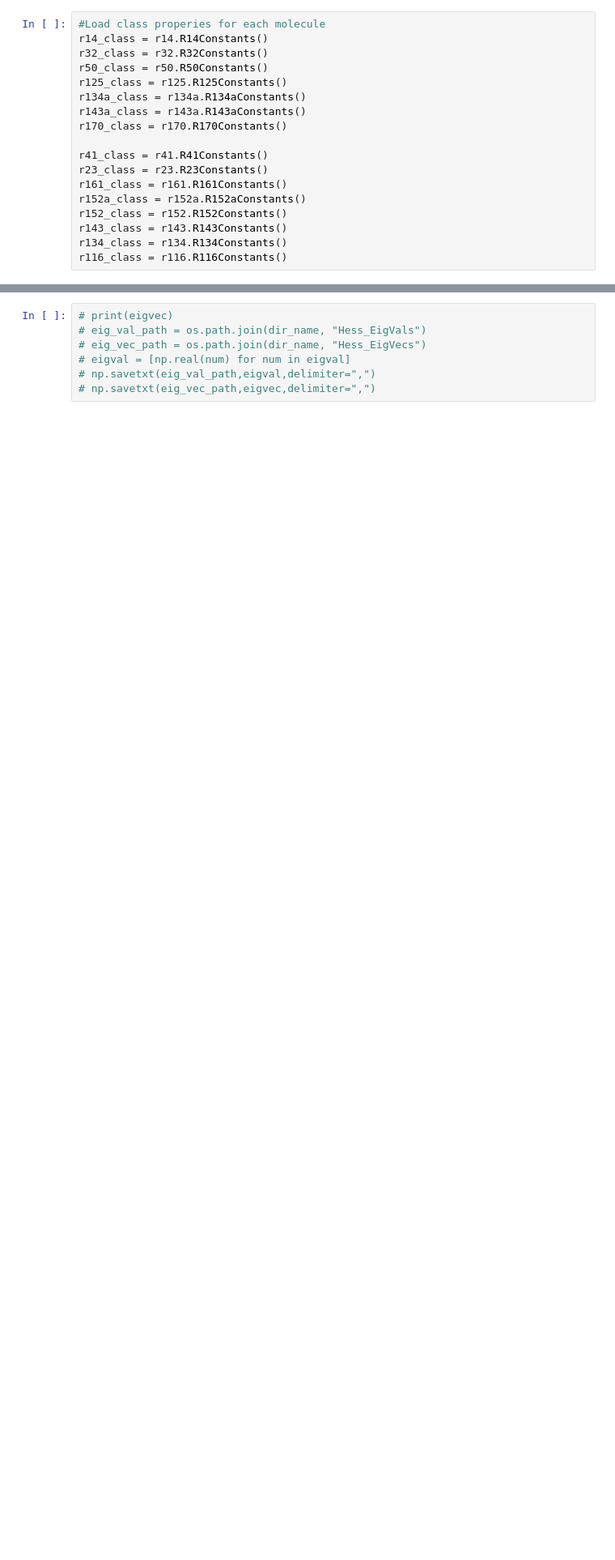
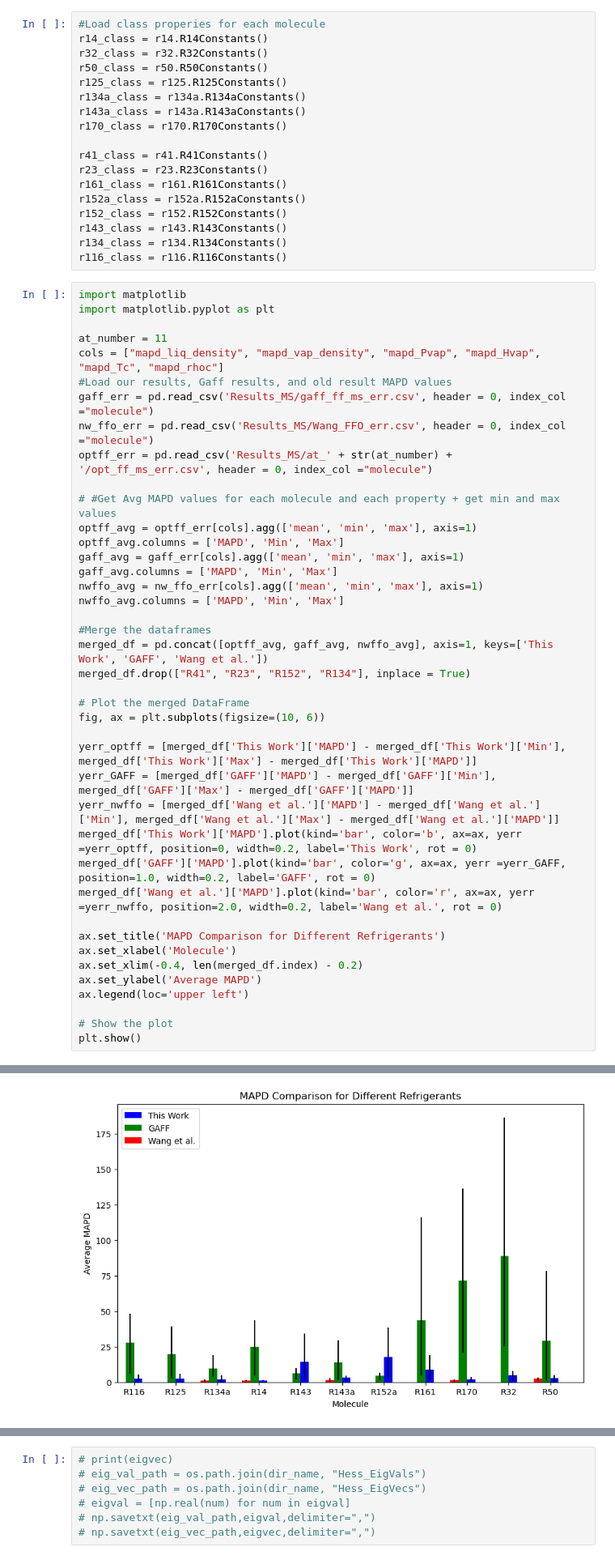
Before and after one commit to MaginnGroup/genFF_public, a Jupyter notebook: integrate_gp.ipynb, the cells around one changed output, grey strips where cells are left out. Shown: that part at 81% size. Cells and saved outputs as stored; diff of their text form; blank space fills up the shorter version.

Commit message:
Generated MAPD results for Wang et al and made MAPD plot

```diff
--- a/integrate_gp.ipynb
+++ b/integrate_gp.ipynb
@@ -25,3 +25,45 @@ r152_class = r152.R152Constants()
 r143_class = r143.R143Constants()
 r134_class = r134.R134Constants()
 r116_class = r116.R116Constants()
+# %%
+import matplotlib
+import matplotlib.pyplot as plt
+
+at_number = 11
+cols = ["mapd_liq_density",	"mapd_vap_density",	"mapd_Pvap", "mapd_Hvap", "mapd_Tc", "mapd_rhoc"]
+#Load our results, Gaff results, and old result MAPD values
+gaff_err = pd.read_csv('Results_MS/gaff_ff_ms_err.csv', header = 0, index_col ="molecule")
+nw_ffo_err = pd.read_csv('Results_MS/Wang_FFO_err.csv', header = 0, index_col ="molecule")
+optff_err = pd.read_csv('Results_MS/at_' + str(at_number) + '/opt_ff_ms_err.csv', header = 0, index_col ="molecule")
+
+# #Get Avg MAPD values for each molecule and each property + get min and max values
+optff_avg = optff_err[cols].agg(['mean', 'min', 'max'], axis=1)
+optff_avg.columns = ['MAPD', 'Min', 'Max']
+gaff_avg = gaff_err[cols].agg(['mean', 'min', 'max'], axis=1)
+gaff_avg.columns = ['MAPD', 'Min', 'Max']
+nwffo_avg = nw_ffo_err[cols].agg(['mean', 'min', 'max'], axis=1)
+nwffo_avg.columns = ['MAPD', 'Min', 'Max']
+
+#Merge the dataframes
+merged_df = pd.concat([optff_avg, gaff_avg, nwffo_avg], axis=1, keys=['This Work', 'GAFF', 'Wang et al.'])
+merged_df.drop(["R41", "R23", "R152", "R134"], inplace = True)
+
+# Plot the merged DataFrame
+fig, ax = plt.subplots(figsize=(10, 6))
+
+yerr_optff = [merged_df['This Work']['MAPD'] - merged_df['This Work']['Min'], merged_df['This Work']['Max'] - merged_df['This Work']['MAPD']]
+yerr_GAFF = [merged_df['GAFF']['MAPD'] - merged_df['GAFF']['Min'], merged_df['GAFF']['Max'] - merged_df['GAFF']['MAPD']]
+yerr_nwffo = [merged_df['Wang et al.']['MAPD'] - merged_df['Wang et al.']['Min'], merged_df['Wang et al.']['Max'] - merged_df['Wang et al.']['MAPD']]
+merged_df['This Work']['MAPD'].plot(kind='bar', color='b', ax=ax, yerr =yerr_optff, position=0, width=0.2, label='This Work', rot = 0)
+merged_df['GAFF']['MAPD'].plot(kind='bar', color='g', ax=ax, yerr =yerr_GAFF, position=1.0, width=0.2, label='GAFF', rot = 0)
+merged_df['Wang et al.']['MAPD'].plot(kind='bar', color='r', ax=ax, yerr =yerr_nwffo, position=2.0, width=0.2, label='Wang et al.', rot = 0)
+
+ax.set_title('MAPD Comparison for Different Refrigerants')
+ax.set_xlabel('Molecule')
+ax.set_xlim(-0.4, len(merged_df.index) - 0.2)
+ax.set_ylabel('Average MAPD')
+ax.legend(loc='upper left')
+
+# Show the plot
+plt.show()
+# %% [output]
@@ -28,3 +87,4 @@ r116_class = r116.R116Constants()
+[figure, added]
 # %%
 import matplotlib
 import matplotlib.pyplot as plt
```
Also changed, not shown: parts of 1 cell of this notebook, 2 other files.
